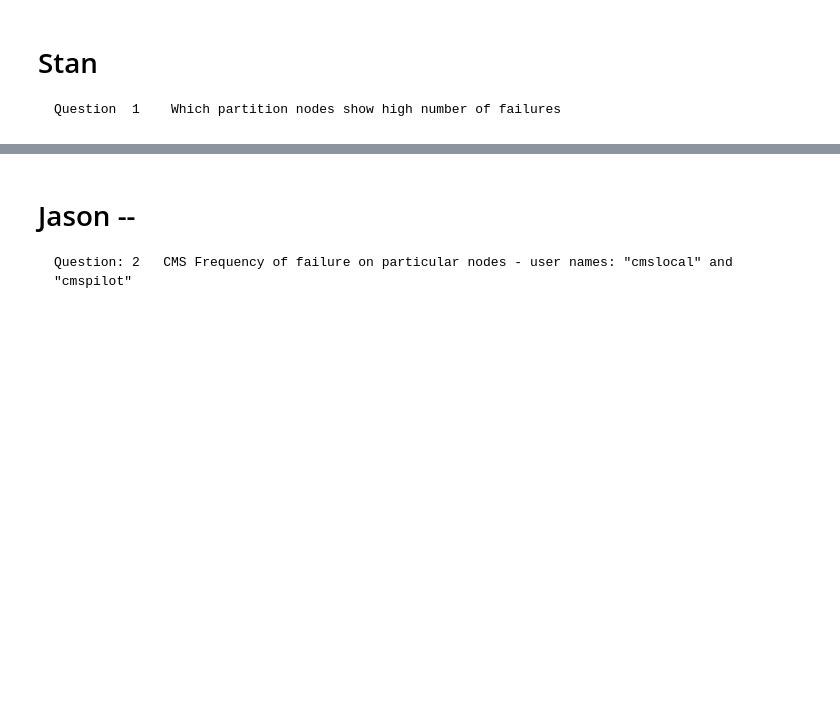
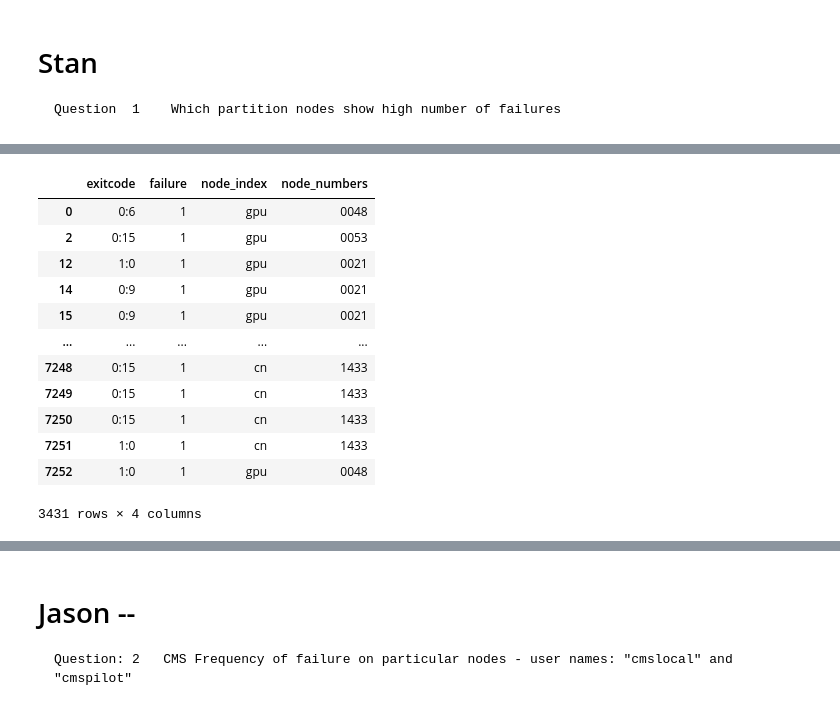
Before and after one commit to nss-data-science-cohort-4/dq2-accre-team-6, a Jupyter notebook: notebooks/dq2_notebook.ipynb, the cells around one changed output, grey strips where cells are left out. Drawn from its saved outputs; the diff is of its cells as text; code cells hidden in the pictures; blank space fills up the shorter version.

```diff
--- a/notebooks/dq2_notebook.ipynb
+++ b/notebooks/dq2_notebook.ipynb
@@ -257,0 +334,20 @@ accre_jobs_piped
+# %%
+self_75= self[self > 15].index.to_list()
+# %%
+accre_jobs_failed_nodes_75 = accre_jobs_failed_nodesplit[accre_jobs_failed_nodesplit['node_numbers'].isin(self_75)]
+# %%
+accre_jobs_failed_nodes_75
+# %% [output]
+|  | exitcode | failure | node_index | node_numbers |
+| 0 | 0:6 | 1 | gpu | 0048 |
+| 2 | 0:15 | 1 | gpu | 0053 |
+| 12 | 1:0 | 1 | gpu | 0021 |
+| 14 | 0:9 | 1 | gpu | 0021 |
+| 15 | 0:9 | 1 | gpu | 0021 |
+| ... | ... | ... | ... | ... |
+| 7248 | 0:15 | 1 | cn | 1433 |
+| 7249 | 0:15 | 1 | cn | 1433 |
+| 7250 | 0:15 | 1 | cn | 1433 |
+| 7251 | 1:0 | 1 | cn | 1433 |
+| 7252 | 1:0 | 1 | gpu | 0048 |
+3431 rows × 4 columns
```
Also changed, not shown: parts of 13 cells of this notebook.
